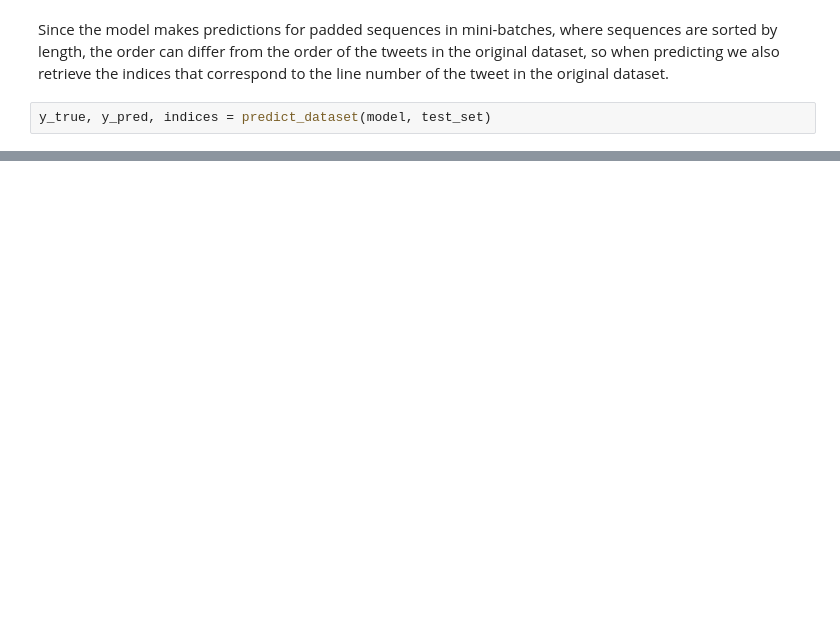
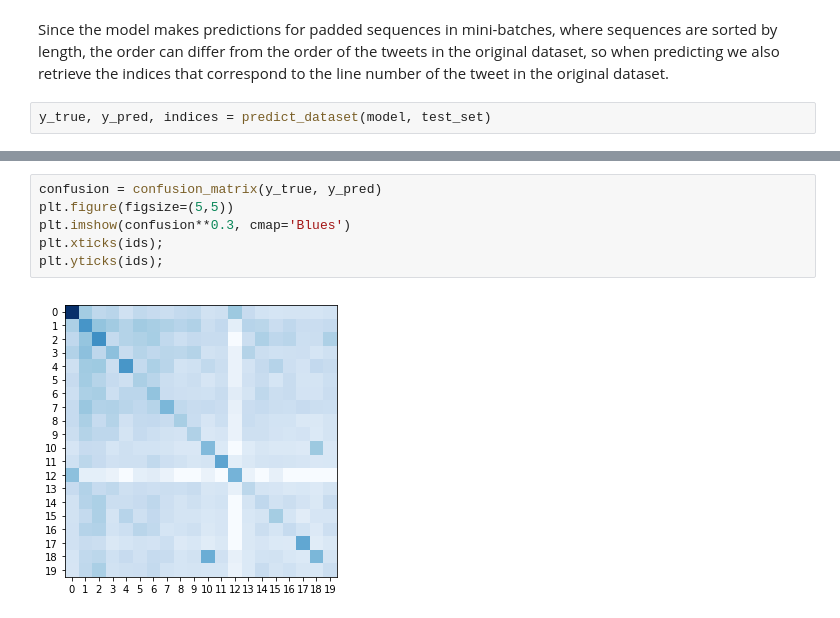
Before and after one commit to Kaleidophon/calm-capybara, a Jupyter notebook: notebooks/05-bilstm-evaluation.ipynb, the cells around one changed output, grey strips where cells are left out. Cells and saved outputs as stored; diff of their text form; blank space fills up the shorter version.

```diff
--- a/notebooks/05-bilstm-evaluation.ipynb
+++ b/notebooks/05-bilstm-evaluation.ipynb
@@ -32,0 +92,8 @@ print(f1_score(y_true, y_pred, average='macro'))
+# %%
+confusion = confusion_matrix(y_true, y_pred)
+plt.figure(figsize=(5,5))
+plt.imshow(confusion**0.3, cmap='Blues')
+plt.xticks(ids);
+plt.yticks(ids);
+# %% [output]
+[figure, added]
```
Also changed, not shown: parts of 16 cells of this notebook.
